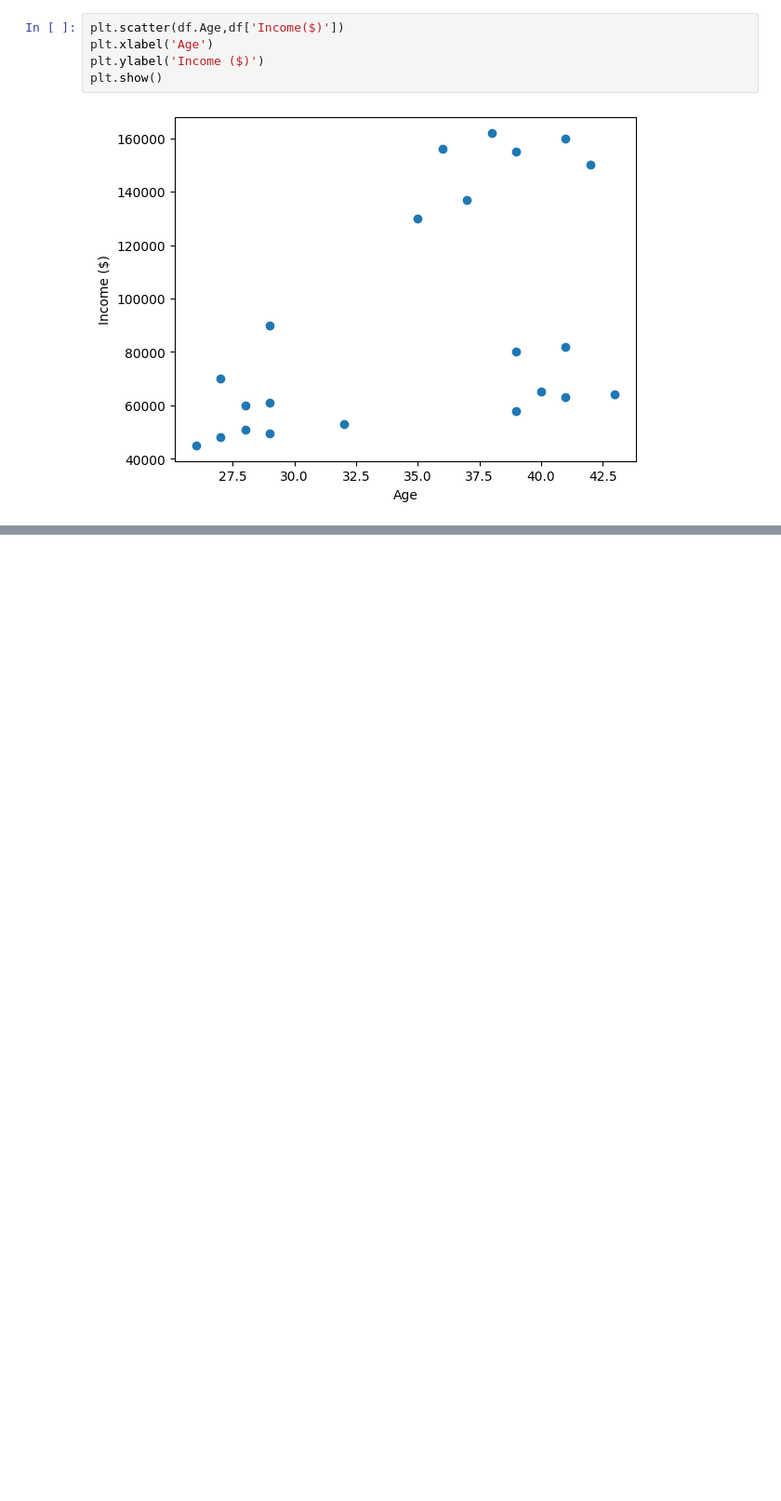
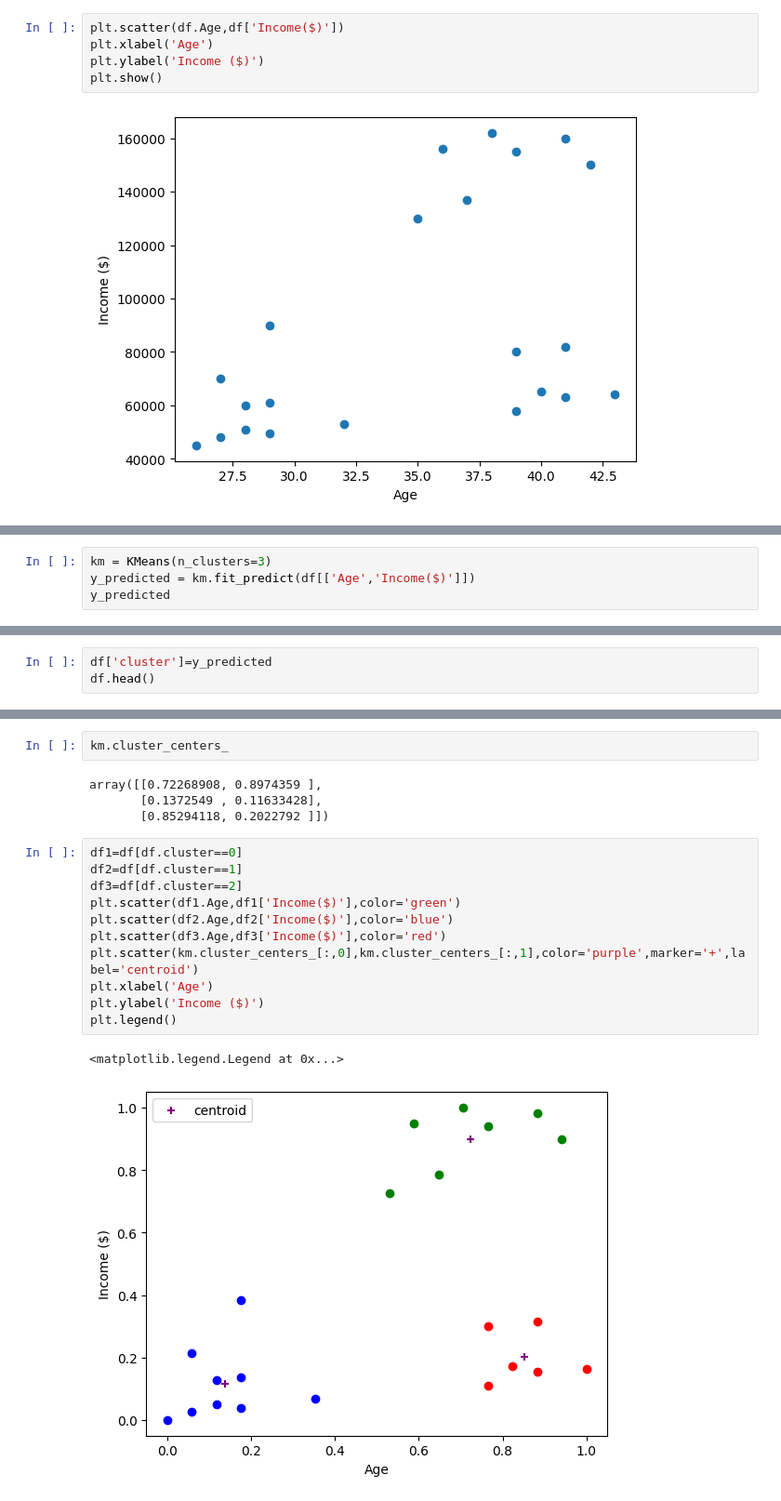
Before and after one commit to Shivani11032006/Daily-work, a Jupyter notebook: KMeans.ipynb, the cells around one changed output, grey strips where cells are left out. Shown: that part at 93% size. Cells and saved outputs as stored; diff of their text form; blank space fills up the shorter version.

```diff
--- a/KMeans.ipynb
+++ b/KMeans.ipynb
@@ -63,0 +84,4 @@ plt.legend()
+# %%
+km = KMeans(n_clusters=3)
+y_predicted = km.fit_predict(df[['Age','Income($)']])
+y_predicted
@@ -63,0 +91,3 @@ plt.legend()
+# %%
+df['cluster']=y_predicted
+df.head()
@@ -63,0 +101,20 @@ plt.legend()
+# %%
+km.cluster_centers_
+# %% [output]
+array([[0.72268908, 0.8974359 ],
+       [0.1372549 , 0.11633428],
+       [0.85294118, 0.2022792 ]])
+# %%
+df1=df[df.cluster==0]
+df2=df[df.cluster==1]
+df3=df[df.cluster==2]
+plt.scatter(df1.Age,df1['Income($)'],color='green')
+plt.scatter(df2.Age,df2['Income($)'],color='blue')
+plt.scatter(df3.Age,df3['Income($)'],color='red')
+plt.scatter(km.cluster_centers_[:,0],km.cluster_centers_[:,1],color='purple',marker='+',label='centroid')
+plt.xlabel('Age')
+plt.ylabel('Income ($)')
+plt.legend()
+# %% [output]
+<matplotlib.legend.Legend at 0x...>
+[figure, added]
```
Also changed, not shown: parts of 10 cells of this notebook.
